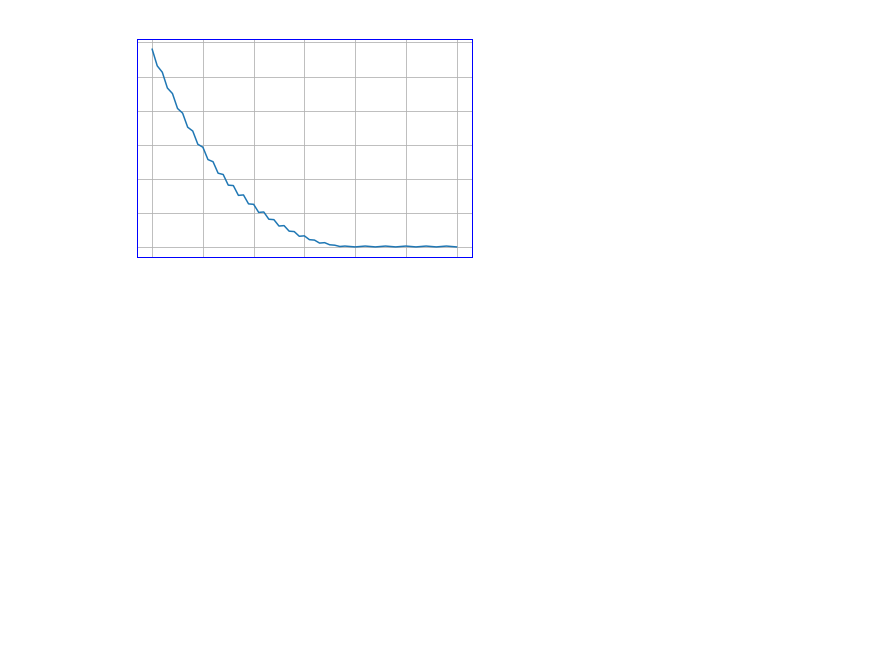
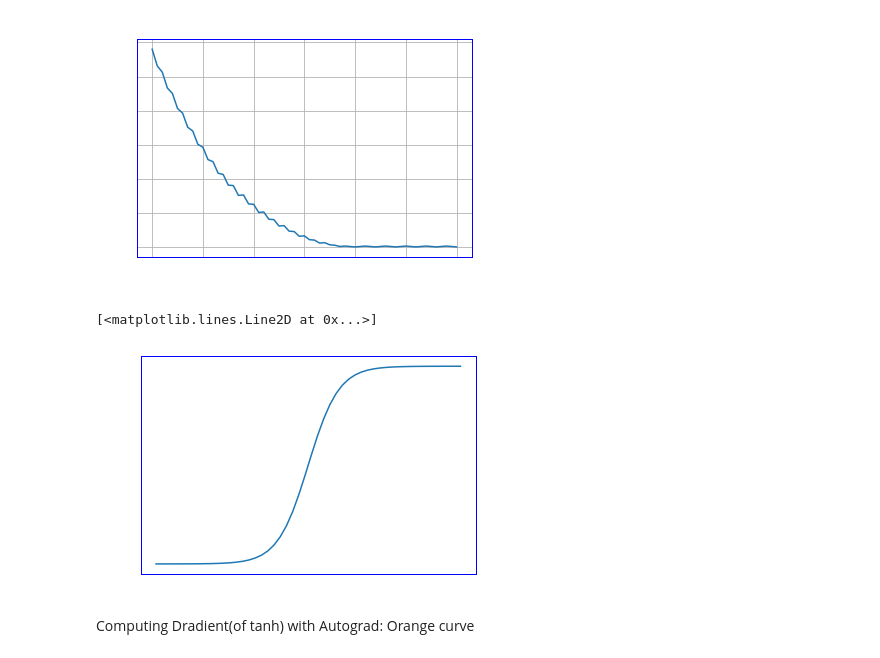
Before and after one commit to RyotaBannai/Data_Science, a Jupyter notebook: Coordinate search descent.ipynb, the cells around one changed output. Saved outputs shown, nothing was run; the diff lists cells and outputs as text; code cells hidden in the pictures; blank space fills up the shorter version.

Commit message:
learn autograd and plotting derivatives

```diff
--- a/Coordinate search descent.ipynb
+++ b/Coordinate search descent.ipynb
@@ -92,3 +93,17 @@ plt.ylabel("Cost")
 # %% [output]
 Text(0, 0.5, 'Cost')
 [figure]
+# %%
+g = lambda w: np.tanh(w)
+dgdw = grad(g)
+import toolz
+split_f = lambda x: [x[:,n] for n in np.arange(x.shape[1])]
+pair_f = lambda f, params, mim_, max_, N: np.array([[j, *[fi(j, *ps) if len(ps) is not 0 else fi(j) for fi, ps in zip(f, params)]] for j in np.linspace(mim_, max_, N)])
+data_f = toolz.compose(split_f, pair_f)
+# %%
+plt.plot(*data_f([g],[[]],-5,5,50))
+# %% [output]
+[<matplotlib.lines.Line2D at 0x...>]
+[figure, added]
+# %% [markdown]
+Computing Dradient(of tanh) with Autograd: Orange curve
```
Also changed, not shown: parts of 12 cells of this notebook, 1 other file.
